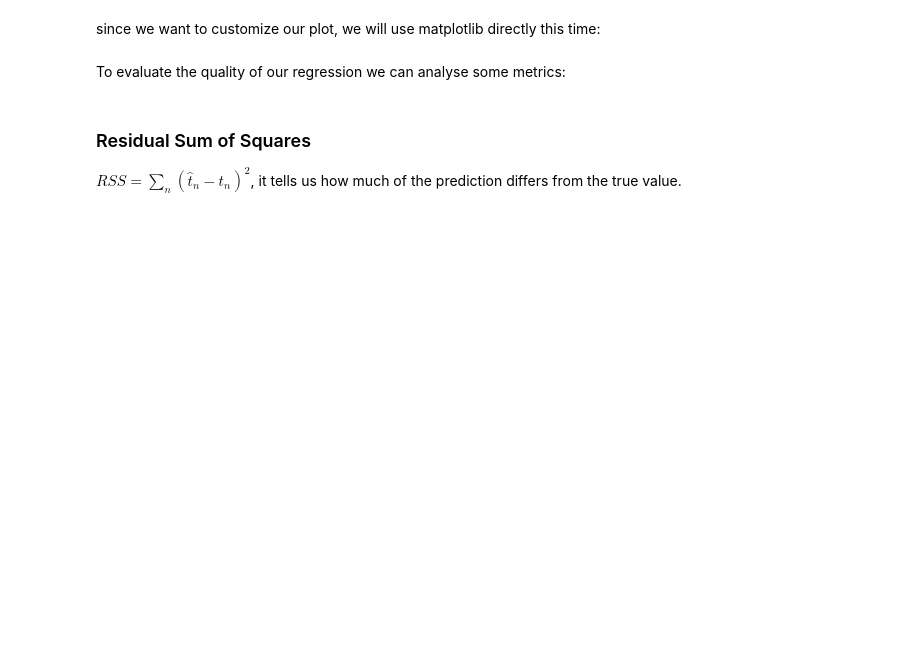
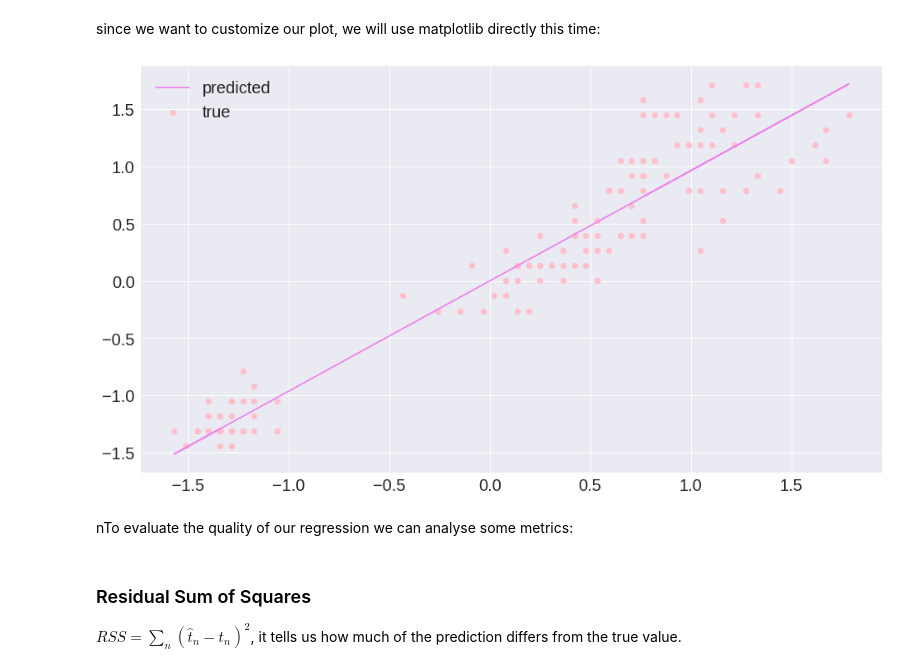
Before and after one commit to AlessandroPolidori/ML_notebook, a Jupyter notebook: Linear_Regression_notebook.ipynb, the cells around one changed output. Saved outputs shown, nothing was run; the diff lists cells and outputs as text; code cells hidden in the pictures; blank space fills up the shorter version.

```diff
--- a/Linear_Regression_notebook.ipynb
+++ b/Linear_Regression_notebook.ipynb
@@ -128,28 +134,30 @@ since we want to customize our plot, we will use matplotlib directly this time:
 # %%
  with plt.style.context('seaborn'): # use your favorite style, if you don't like the standard one
   plt.figure(figsize=(16,9))
-  plt.scatter(x, y, label='true')
+  plt.scatter(x, y, label='true', color='pink')
 
   w1 = lin_model.coef_ # weights of the model are stored here
   w0 = lin_model.intercept_ # and here it is the intercept
 
   # Compute the y component of the regression line
 
   y_pred = lin_model.predict(x)
   #y_pred = [w1 * sample + w0 for sample in x.flatten()]
   # (we used a list comprehension here, have a look to the python tutorial
   #  if you don't know what it is!)
 
-  plt.plot(x, y_pred, label='predicted', color='red')
+  plt.plot(x, y_pred, label='predicted', color='violet')
 
   # enlarging fonts
   plt.legend(prop={'size': 20})
   plt.xticks(fontsize=20)
   plt.yticks(fontsize=20)
 
   plt.show()
+# %% [output]
+[figure, added]
 # %% [markdown]
-To evaluate the quality of our regression we can analyse some metrics:
+nTo evaluate the quality of our regression we can analyse some metrics:
 # %%
 from sklearn.metrics import mean_squared_error, r2_score
 from sklearn.feature_selection import f_regression
```
Also changed, not shown: parts of 26 cells of this notebook.
